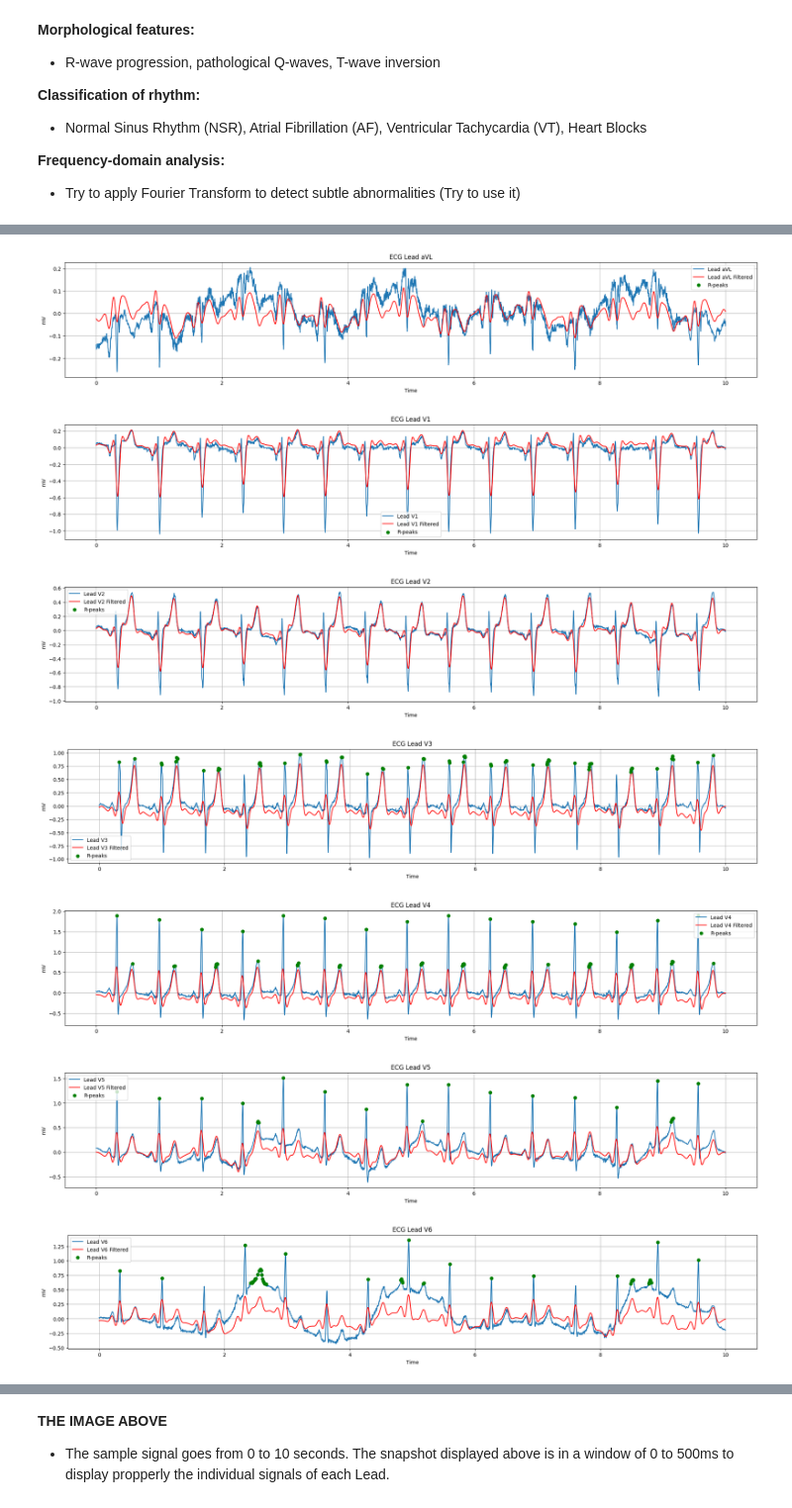
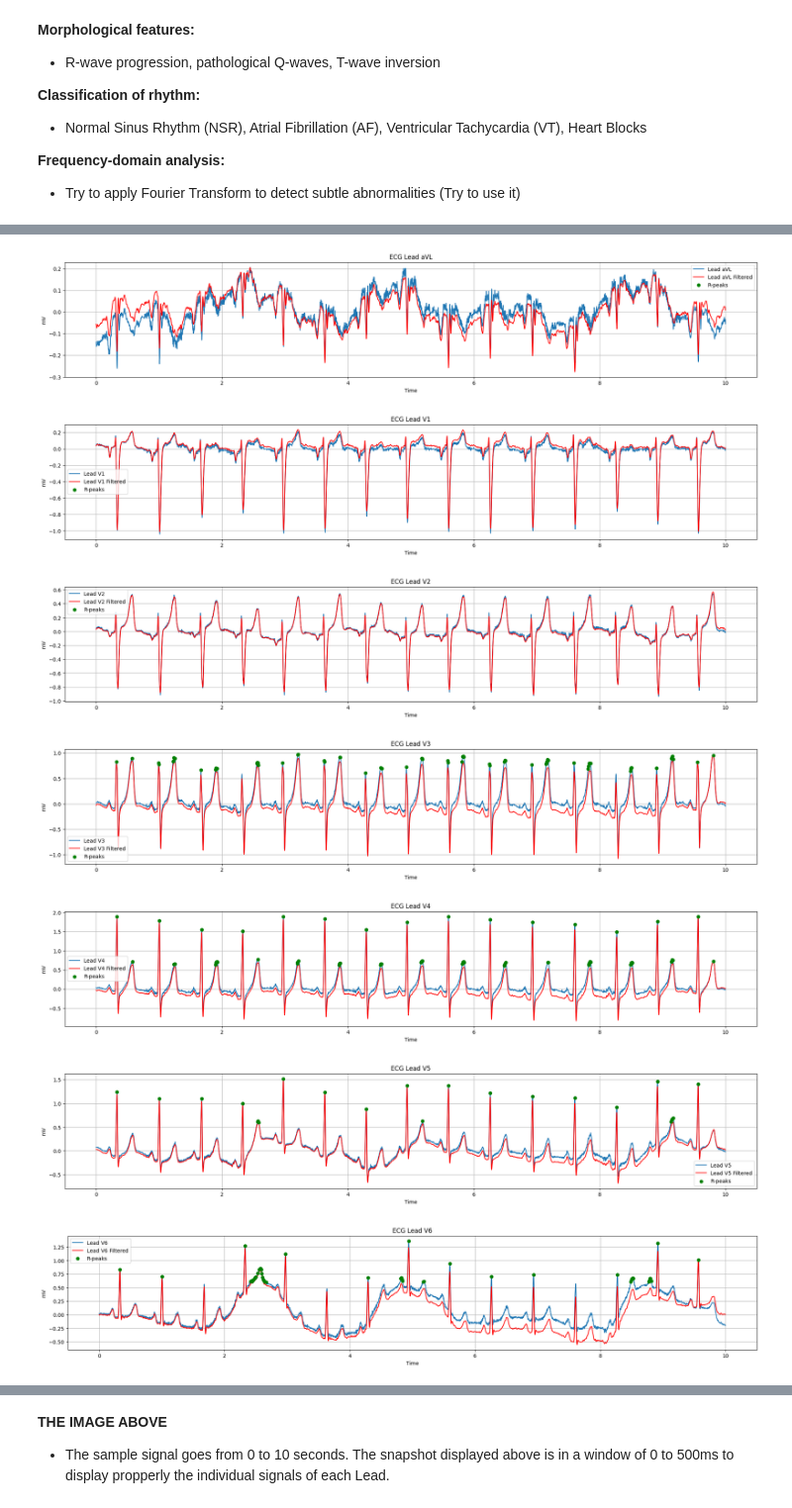
Before and after one commit to AlfredoSoto1/data-driven-biomedical-signal-analysis, a Jupyter notebook: notebooks/mimic-plotting.ipynb, the cells around one changed output, grey strips where cells are left out. Shown at 99% size. Drawn from its saved outputs; the diff is of its cells as text; code cells hidden in the pictures.

```diff
--- a/notebooks/mimic-plotting.ipynb
+++ b/notebooks/mimic-plotting.ipynb
@@ -182,7 +182,7 @@ mv_signal = data / scale_factors.reshape(1, -1)
 # %%
 # Apply bandpass filter to get finer resulds (TESTING NOT DONE YET)
 
-def bandpass_filter(signal, lowcut=0.5, highcut=10.0, fs=frequency, order=3):
+def bandpass_filter(signal, lowcut=0.1, highcut=50.0, fs=frequency, order=3):
     nyquist = 0.5 * fs
     low = lowcut / nyquist
     high = highcut / nyquist
@@ -227,22 +227,24 @@ for i in range(channel_count):
     r_peaks = detect_r_peaks(mv_signal[:, i])
     plt.scatter(time[r_peaks], mv_signal[r_peaks, i], color='g', label='R-peaks', zorder=5)
 
-
     plt.title(f"ECG Lead {channel_names[i]}")
     plt.xlabel("Time")
     plt.ylabel("mV")
+
     plt.legend()
     plt.grid(True)
     plt.show()
 
 plt.figure(figsize=(12, 6))
 for i in range(channel_count):
-    plt.plot(mv_signal[:, i] + i * 2, label=f'Lead {channel_names[i]}')
+    plt.plot(time, mv_signal[:, i] + i * 2, label=f'Lead {channel_names[i]}')
 
 plt.legend()
 plt.title("ECG - All 12 Leads")
 plt.xlabel("Time")
 plt.ylabel("mV (with offset)")
+
+
 plt.show()
 # %% [output]
 Amplitude of each lead: Sample-rate: 500 Hz, Sample-count: 5000 samples in 10 seconds
@@ -267,7 +269,7 @@ Lead V6: Max Amp = 0.140 mV, Min Amp = -0.165 mV, Peak-to-Peak Amp = 0.305 mV
-[figure, old version]
+[figure, new version]
-[figure, old version]
+[figure, new version]
-[figure, old version]
+[figure, new version]
-[figure, old version]
+[figure, new version]
-[figure, old version]
+[figure, new version]
-[figure, old version]
+[figure, new version]
-[figure, old version]
+[figure, new version]
```
Also changed, not shown: parts of 2 cells of this notebook.
